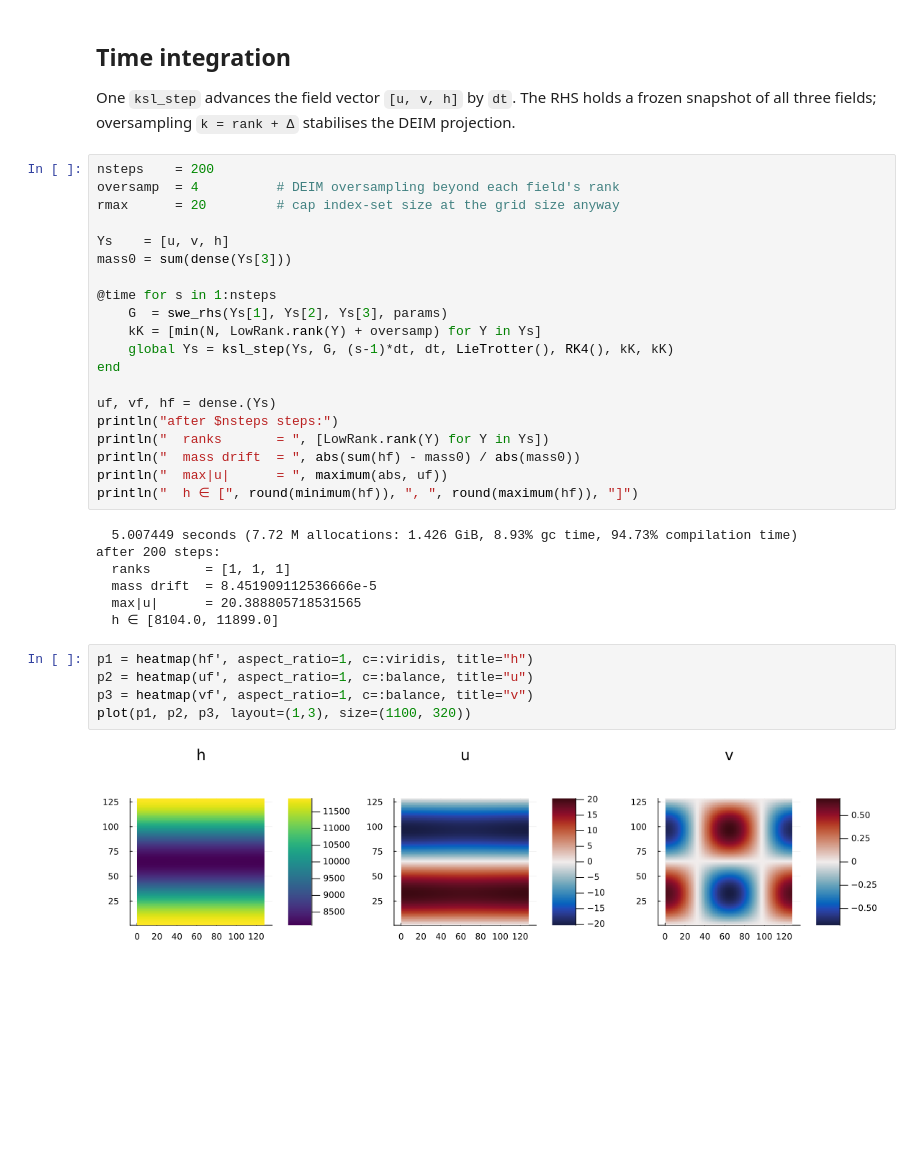
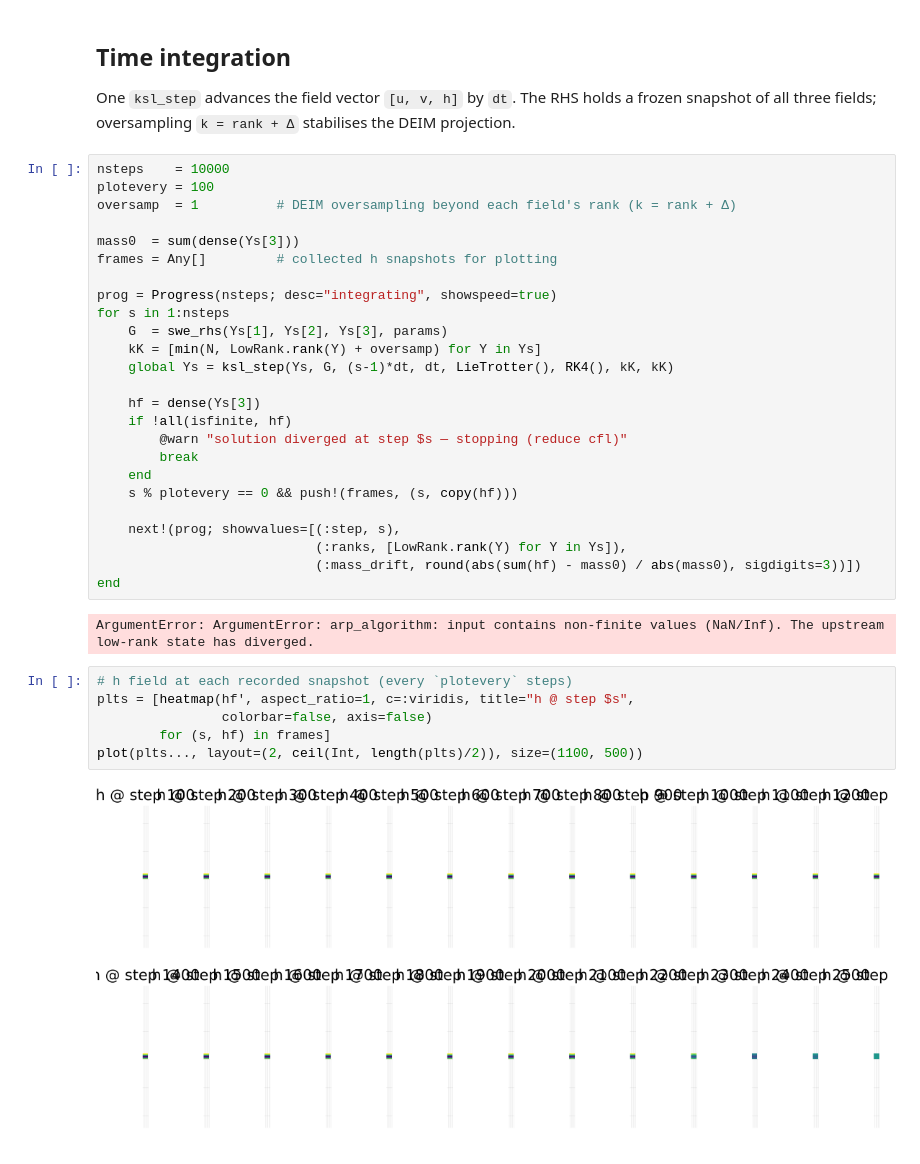
Before and after one commit to Tretyak0ID/DLRA-DEIM, a Jupyter notebook: SWM_run.ipynb, the cells around one changed output. Saved outputs shown, nothing was run; the diff lists cells and outputs as text; blank space fills up the shorter version.

```diff
--- a/SWM_run.ipynb
+++ b/SWM_run.ipynb
@@ -59,36 +87,37 @@ One `ksl_step` advances the field vector `[u, v, h]` by `dt`. The RHS holds a
 frozen snapshot of all three fields; oversampling `k = rank + Δ` stabilises the
 DEIM projection.
 # %%
-nsteps    = 200
-oversamp  = 4          # DEIM oversampling beyond each field's rank
-rmax      = 20         # cap index-set size at the grid size anyway
+nsteps    = 10000
+plotevery = 100
+oversamp  = 1          # DEIM oversampling beyond each field's rank (k = rank + Δ)
 
-Ys    = [u, v, h]
-mass0 = sum(dense(Ys[3]))
+mass0  = sum(dense(Ys[3]))
+frames = Any[]         # collected h snapshots for plotting
 
-@time for s in 1:nsteps
+prog = Progress(nsteps; desc="integrating", showspeed=true)
+for s in 1:nsteps
     G  = swe_rhs(Ys[1], Ys[2], Ys[3], params)
     kK = [min(N, LowRank.rank(Y) + oversamp) for Y in Ys]
     global Ys = ksl_step(Ys, G, (s-1)*dt, dt, LieTrotter(), RK4(), kK, kK)
+
+    hf = dense(Ys[3])
+    if !all(isfinite, hf)
+        @warn "solution diverged at step $s — stopping (reduce cfl)"
+        break
+    end
+    s % plotevery == 0 && push!(frames, (s, copy(hf)))
+
+    next!(prog; showvalues=[(:step, s),
+                            (:ranks, [LowRank.rank(Y) for Y in Ys]),
+                            (:mass_drift, round(abs(sum(hf) - mass0) / abs(mass0), sigdigits=3))])
 end
-
-uf, vf, hf = dense.(Ys)
-println("after $nsteps steps:")
-println("  ranks       = ", [LowRank.rank(Y) for Y in Ys])
-println("  mass drift  = ", abs(sum(hf) - mass0) / abs(mass0))
-println("  max|u|      = ", maximum(abs, uf))
-println("  h ∈ [", round(minimum(hf)), ", ", round(maximum(hf)), "]")
 # %% [output]
-  5.007449 seconds (7.72 M allocations: 1.426 GiB, 8.93% gc time, 94.73% compilation time)
-after 200 steps:
-  ranks       = [1, 1, 1]
-  mass drift  = 8.451909112536666e-5
-  max|u|      = 20.388805718531565
-  h ∈ [8104.0, 11899.0]
+ArgumentError: ArgumentError: arp_algorithm: input contains non-finite values (NaN/Inf). The upstream low-rank state has diverged.
 # %%
-p1 = heatmap(hf', aspect_ratio=1, c=:viridis, title="h")
-p2 = heatmap(uf', aspect_ratio=1, c=:balance, title="u")
-p3 = heatmap(vf', aspect_ratio=1, c=:balance, title="v")
-plot(p1, p2, p3, layout=(1,3), size=(1100, 320))
+# h field at each recorded snapshot (every `plotevery` steps)
+plts = [heatmap(hf', aspect_ratio=1, c=:viridis, title="h @ step $s",
+                colorbar=false, axis=false)
+        for (s, hf) in frames]
+plot(plts..., layout=(2, ceil(Int, length(plts)/2)), size=(1100, 500))
 # %% [output]
-[figure, old version]
+[figure, new version]
```
Also changed, not shown: parts of 6 cells of this notebook, 2 other files.
